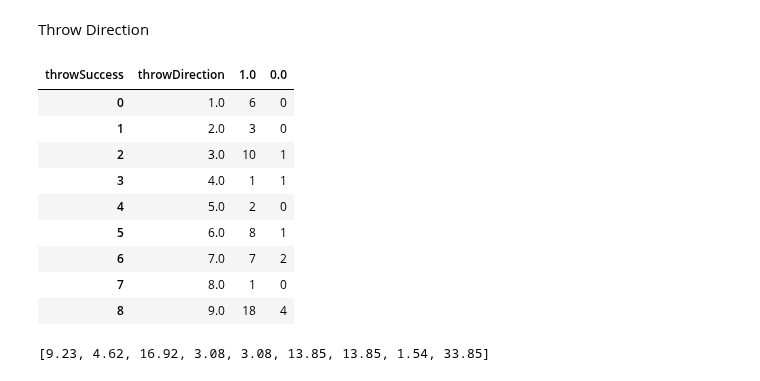
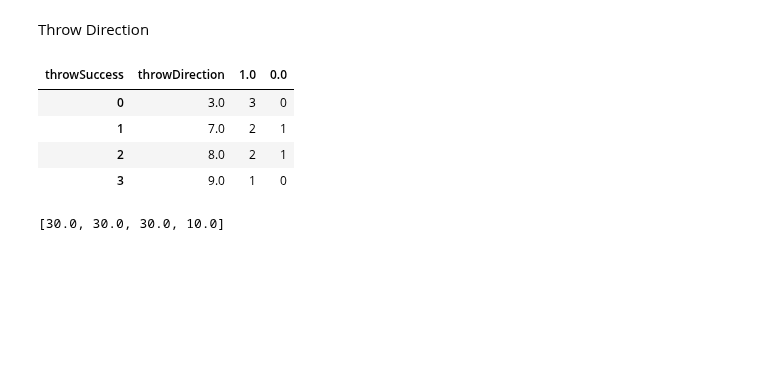
Before and after one commit to nayansavaliya/handball-data-science, a Jupyter notebook: src/FinalAnalysis/Analysis2/league3/particularPlayer.ipynb, the cells around one changed output. Saved outputs shown, nothing was run; the diff lists cells and outputs as text; code cells hidden in the pictures; blank space fills up the shorter version.

```diff
--- a/src/FinalAnalysis/Analysis2/league3/particularPlayer.ipynb
+++ b/src/FinalAnalysis/Analysis2/league3/particularPlayer.ipynb
@@ -91,29 +88,24 @@ print(np.unique(players))
 # %% [markdown]
 Throw Direction
 # %%
-df1 = df.loc[df['name'] == 'Pauli',('throwDirection','throwSuccess')] #df['name'] == ''
+df1 = df.loc[df['name'] == 'PSV',('throwDirection','throwSuccess')] #df['name'] == ''
 df1.dropna(inplace=True)
 df1['throwSuccess'].replace(to_replace=2.0, value=1.0, inplace=True)
 
 df17 = pd.crosstab(df1['throwDirection'], df1['throwSuccess']).reset_index()
 df17 = df17.iloc[:, [0,2,1]]
 
 #add = pd.DataFrame({1.0:[0.0],
  #                   0.0:[0.0],"throwDirection":[5.0]})
 
 #df17 = df17.append(add)
 df17
 # %% [output]
 | throwSuccess | throwDirection | 1.0 | 0.0 |
-| 0 | 1.0 | 6 | 0 |
-| 1 | 2.0 | 3 | 0 |
-| 2 | 3.0 | 10 | 1 |
-| 3 | 4.0 | 1 | 1 |
-| 4 | 5.0 | 2 | 0 |
-| 5 | 6.0 | 8 | 1 |
-| 6 | 7.0 | 7 | 2 |
-| 7 | 8.0 | 1 | 0 |
-| 8 | 9.0 | 18 | 4 |
+| 0 | 3.0 | 3 | 0 |
+| 1 | 7.0 | 2 | 1 |
+| 2 | 8.0 | 2 | 1 |
+| 3 | 9.0 | 1 | 0 |
 # %%
 df18 = df1['throwDirection'].sort_values().value_counts(sort=False)
 gc = df18.to_numpy().squeeze()
@@ -124,7 +116,7 @@ gc = [ float('%.2f' % elem) for elem in gc ]
 #    gc.insert(i-1,0)
 gc
 # %% [output]
-[9.23, 4.62, 16.92, 3.08, 3.08, 13.85, 13.85, 1.54, 33.85]
+[30.0, 30.0, 30.0, 10.0]
 # %%
 # Some data
 labels = 'Success', 'Failed'
```
Also changed, not shown: parts of 4 cells of this notebook, 44 other files.
